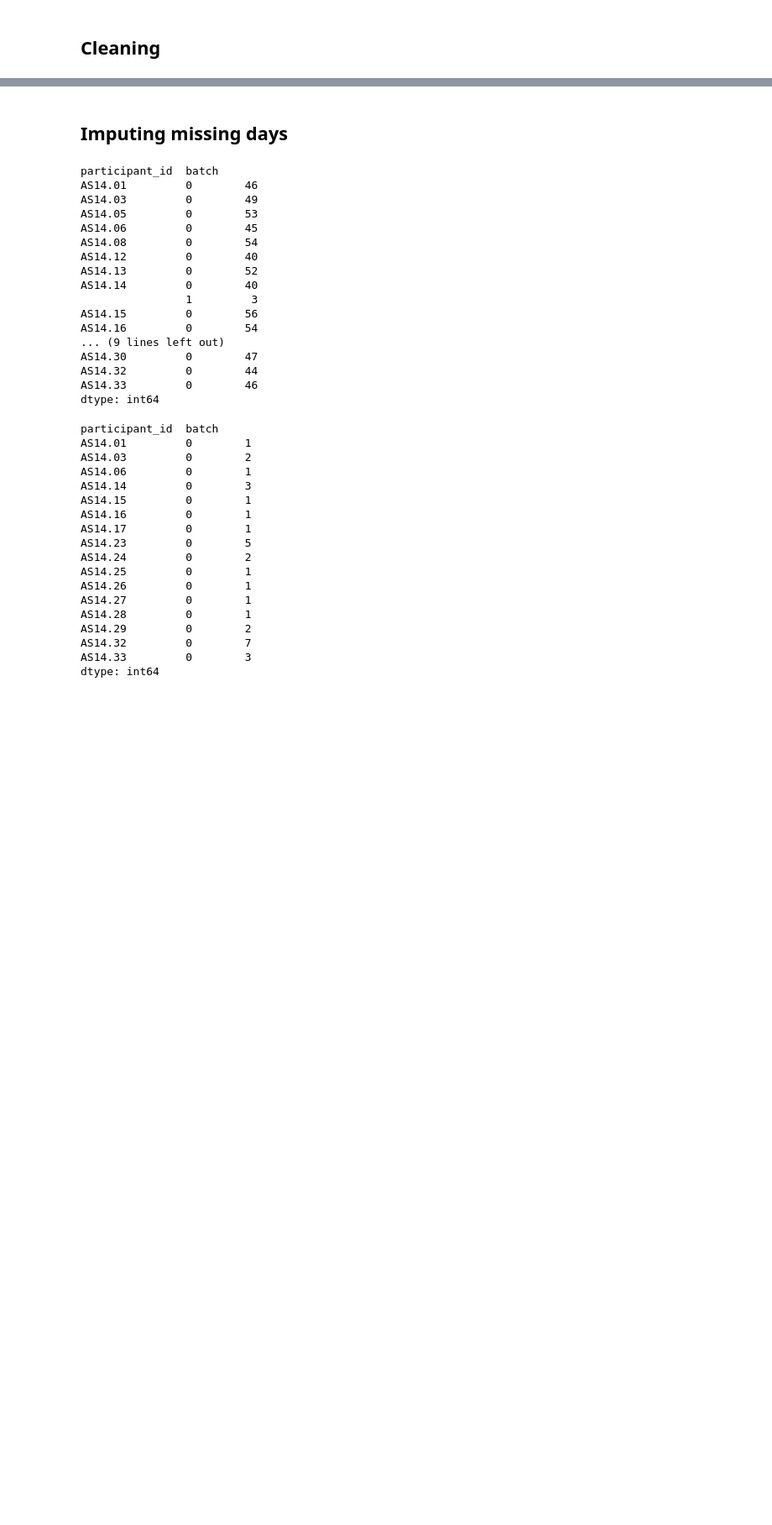
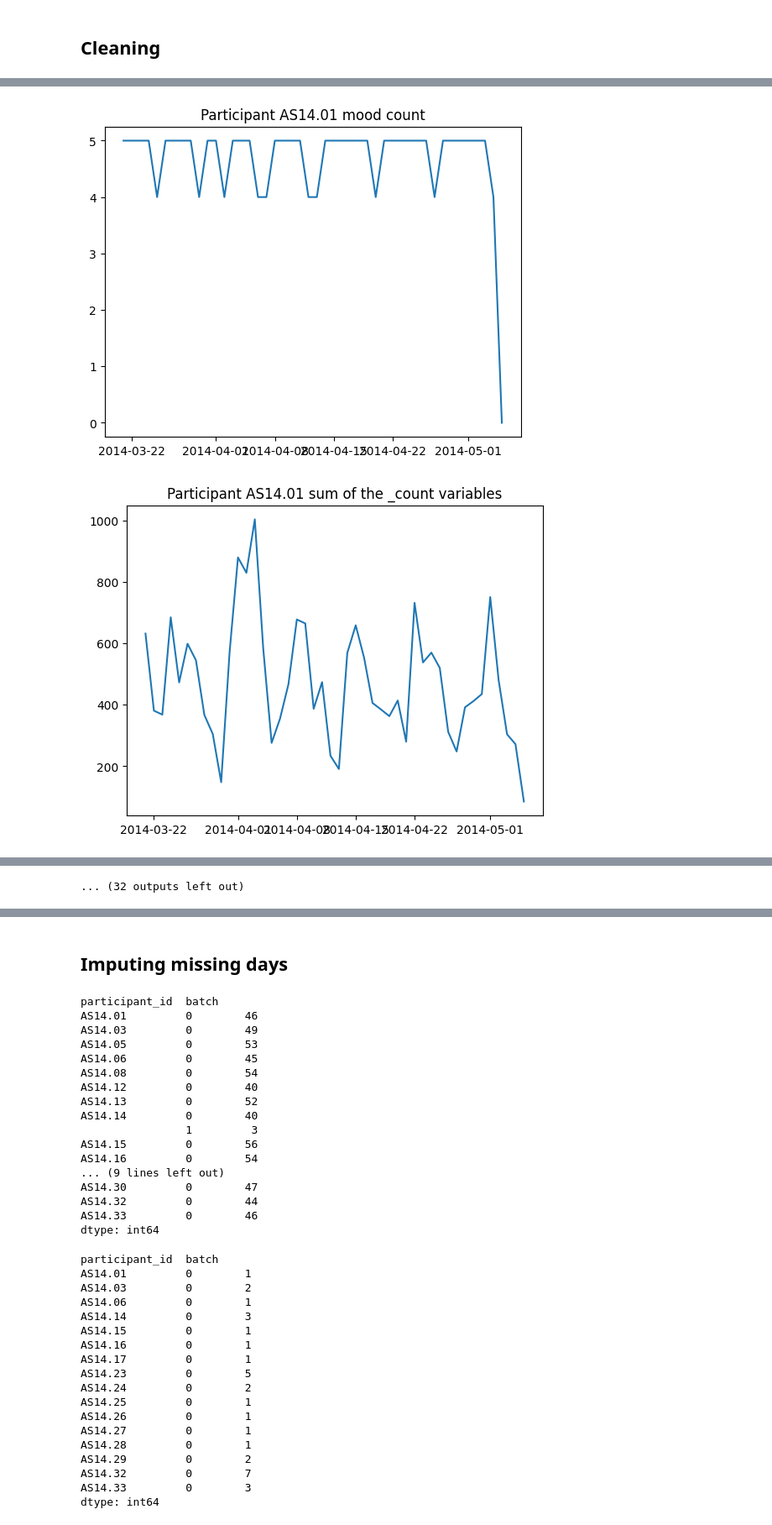
Before and after one commit to kroegepa/DataMiningAssignmentOne, a Jupyter notebook: imputation.ipynb, the cells around one changed output, grey strips where cells are left out. Shown at 84% size. Saved outputs shown, nothing was run; the diff lists cells and outputs as text; code cells hidden in the pictures; blank space fills up the shorter version.

```diff
--- a/imputation.ipynb
+++ b/imputation.ipynb
@@ -153,8 +97,8 @@ for participant in participants:
     plt.savefig('participant_mood_count/' + participant + '_mood_count.png')
     plt.close()
 # %%
-# plot per participant the sum of the variables that end with _count
-for participant in participants:
-    plt.plot(aggregated_dataset[aggregated_dataset['id'] == participant]['date'], aggregated_dataset[aggregated_dataset['id'] == participant].iloc[:, 3::2].sum(axis=1))
+# plot per partecipant the sum of the variables that end with _count
+for participant in partecipants:
+    plt.plot(aggregated_dataset[aggregated_dataset['participant_id'] == participant]['date_time'], aggregated_dataset[aggregated_dataset['participant_id'] == participant].iloc[:, 3::2].sum(axis=1))
     plt.title('Participant ' + participant + ' sum of the variables that end with _count')
     plt.show()
@@ -178,15 +120,15 @@ plot_counts_per_participant(aggregated_dataset)
 ## Cleaning
 # %%
 #load the dataset
-aggregated_dataset = pd.read_csv('datasets/aggregated_dataset.csv')
+aggregated_dataset = pd.read_csv('aggregated_dataset.csv')
 # %%
 aggregated_dataset['sum_of_counts'] = aggregated_dataset.iloc[:, 3::2].sum(axis=1)
 aggregated_dataset.head()
 # %%
 # strip the first rows and the last rows with mood_count = 0 per participant
 aggregated_dataset_cleaned = pd.DataFrame()
-for participant in participants:
-    participant_data = aggregated_dataset[aggregated_dataset['id'] == participant]
+for participant in partecipants:
+    participant_data = aggregated_dataset[aggregated_dataset['participant_id'] == participant]
     participant_data.reset_index(drop=True, inplace=True)
     first_non_zero_mood = participant_data[participant_data['mood_count'] != 0].index[0]
     last_non_zero_mood = participant_data[participant_data['mood_count'] != 0].index[-1]
@@ -206,10 +156,10 @@ import math
 
 
 def split_dataset(df, max_empty_lenght=4, min_count=10):
-    participants = df['id'].unique()
+    partecipants = df['participant_id'].unique()
     splitted_dataset = pd.DataFrame()
-    for participant in participants:
-        participant_data = df[df['id'] == participant]
+    for participant in partecipants:
+        participant_data = df[df['participant_id'] == participant]
         participant_data.reset_index(drop=True, inplace=True)
         mean_sum_of_counts = participant_data['sum_of_counts'].mean()
         #std_sum_of_counts = participant_data['sum_of_counts'].std()
@@ -249,4 +238,7 @@ splitted_dataset.groupby(['id', 'batch']).size()
 # %%
 #plot counts
-splitted_dataset['date'] = pd.to_datetime(splitted_dataset['date'])
+splitted_dataset['date_time'] = pd.to_datetime(splitted_dataset['date_time'])
 dt.plot_counts_per_participant(splitted_dataset)
+# %% [output]
+[figure, added]
+[figure, added]
@@ -253,3 +255,4 @@ dt.plot_counts_per_participant(splitted_dataset)
+... (32 outputs left out)
 # %%
 reordered_columns = splitted_dataset.columns.to_list()[0:2]+splitted_dataset.columns.to_list()[-1:] + splitted_dataset.columns.to_list()[2:-1]
 splitted_dataset = splitted_dataset[reordered_columns]
```
Also changed, not shown: parts of 21 cells of this notebook.
